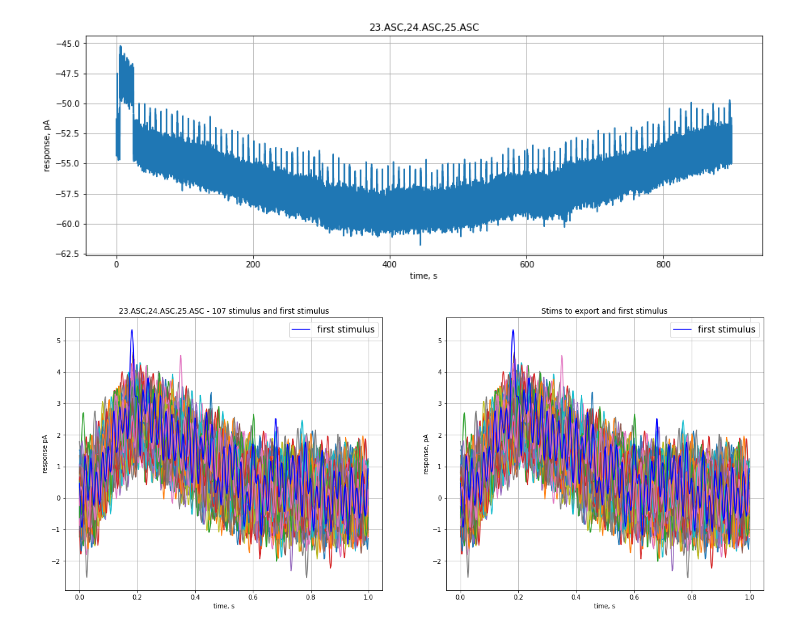
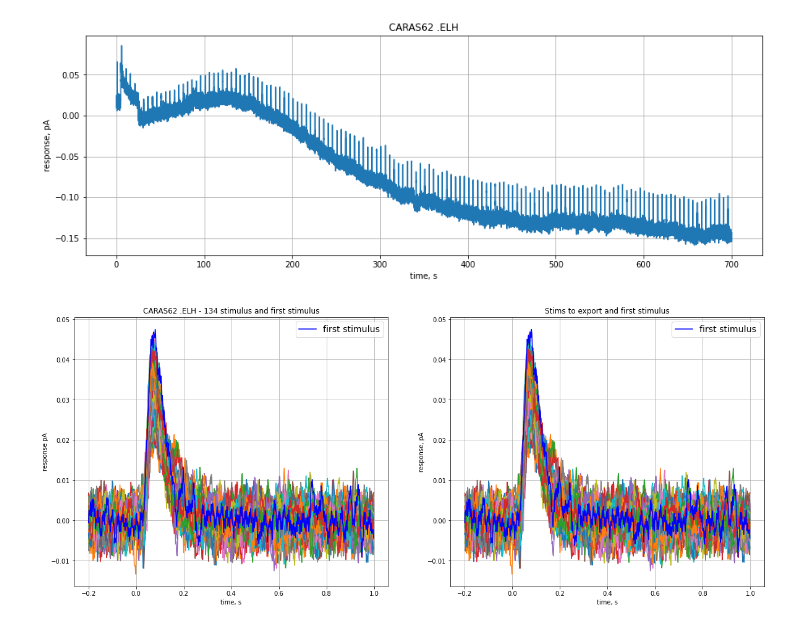
Before and after one commit to AndreiZherder/adaptation-memory, a Jupyter notebook: carassius.ipynb, the cells around one changed output. Drawn from its saved outputs; the diff is of its cells as text; code cells hidden in the pictures.

Commit message:
carassius - show 0.2 second before stims

```diff
--- a/carassius.ipynb
+++ b/carassius.ipynb
@@ -1,19 +1,19 @@
 # %%
 import matplotlib.pyplot as plt
 import numpy as np
-#v. 20221117.1
+#v. 20221123.1
 
 filedir = './data/'
 outputdir = './output/'
-filenames = ['23.ASC', '24.ASC', '25.ASC']
+filenames = ['CARAS62 .ELH']
 fs = 500                        # частота дискретизации, Гц
 signal_scale = 1                # коэффициент масштабирования сигнала
 signal_unit = 'pA'              # единица измерения сигнала
 first_stim_start_time = 1       # начало первого стимула, с
-period = 8                      # период следования стимулов, с
+period = 5                      # период следования стимулов, с
 background_start_time = 5       # начало фоновой засветки, с
 background_duration = 20        # длительность фоновой засветки, с
-sign = -1                        # полярность {1:'стимулы вверх', -1:'стимулы вниз'}
+sign = 1                        # полярность {1:'стимулы вверх', -1:'стимулы вниз'}
 low_cutoff = 0.1                # частота среза highpass фильтра, Гц
 stims_to_delete = []            # номера неудачных стимулов (перечислить через запятую)
 stims_to_export = []            # номера стимулов для экспорта в файл (пример: [(0, 2), 25] - с 0 по 2, 25)
@@ -51,7 +51,7 @@ ax.set_ylabel('response, ' + signal_unit)
 ax.set_title(','.join(filenames))
 ax.grid()
 # %% [output]
-[figure, old version]
+[figure, new version]
 # %%
 # Расчет количества стимулов
 
@@ -91,7 +91,6 @@ for i in range(stims_cnt):
     k, b = s[1], s[0]
     trend = k * temp_t + b
     stim = stim - trend
-    stim = stim[prefix:]
     stims.append(stim)
 
 # вычитание тренда из первого стимула
@@ -105,44 +104,42 @@ s = np.polynomial.polynomial.Polynomial.fit(x, y, 1).convert().coef
 k, b = s[1], s[0]
 trend = k * temp_t + b
 first_stim = first_stim - trend
-first_stim = first_stim[prefix:]
 first_stim_max = first_stim.max()
 
-size -= prefix
-temp_t = np.linspace(0, 1 - 1 / fs, size)
+temp_t = np.linspace(-prefix / fs, 1 - 1 / fs, size)
 fig, (ax1, ax2) = plt.subplots(1, 2)
 fig.set_figwidth(20)
 fig.set_figheight(8)
 for stim in stims:
     ax1.plot(temp_t, stim)
 ax1.plot(temp_t, first_stim, 'b', label='first stimulus')
 ax1.legend(prop={"size": 14})
 ax1.set_xlabel('time, s')
 ax1.set_ylabel('response ' + signal_unit)
 ax1.set_title(f'{",".join(filenames)} - {stims_cnt} stimulus and first stimulus')
 ax1.grid()
 
 numbers = set()
 if not stims_to_export:
     numbers = set(range(stims_cnt))
 else:
     for number in stims_to_export:
         if type(number) is tuple:
             numbers |= set(range(number[0], min(number[1] + 1, stims_cnt)))
         else:
             if number < stims_cnt:
                 numbers.add(number)
 stims_to_export = list(sorted(numbers))
 for number in stims_to_export:
     ax2.plot(temp_t, stims[number])
 ax2.plot(temp_t, first_stim, 'b', label='first stimulus')
 ax2.legend(prop={"size": 14})
 ax2.set_xlabel('time, s')
 ax2.set_ylabel('response, ' + signal_unit)
 ax2.set_title('Stims to export and first stimulus')
 ax2.grid()
 # %% [output]
-[figure, old version]
+[figure, new version]
 # %%
 # Аппроксимация максимумов стимулов экспонентой
 
```
Also changed, not shown: parts of 4 cells of this notebook.
